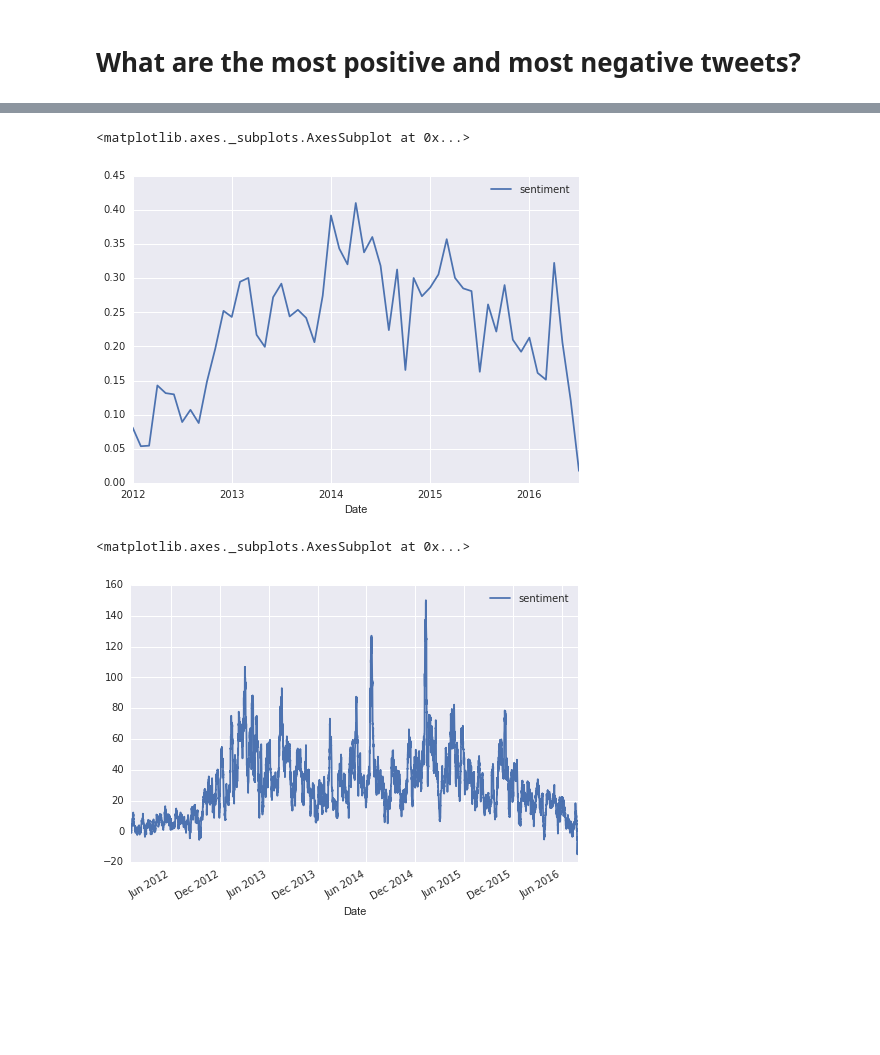
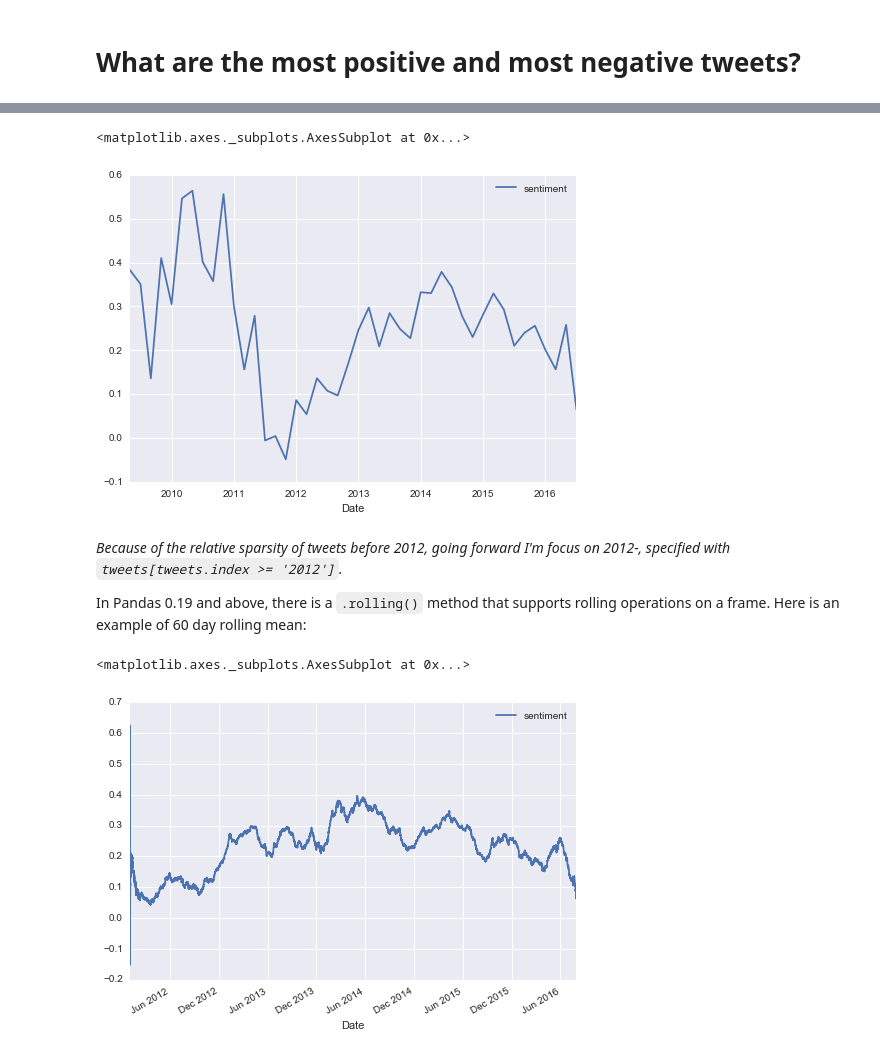
Before and after one commit to organisciak/Text-Mining-Course, a Jupyter notebook: examples/Trump-Tweet-Sentiment-Viz.ipynb, the cells around one changed output, grey strips where cells are left out. Drawn from its saved outputs; the diff is of its cells as text; code cells hidden in the pictures; blank space fills up the shorter version.

Commit message:
Adding explanations to tweet sentiment example

```diff
--- a/examples/Trump-Tweet-Sentiment-Viz.ipynb
+++ b/examples/Trump-Tweet-Sentiment-Viz.ipynb
@@ -9,9 +19,9 @@ analyzer = SentimentIntensityAnalyzer()
 # %%
-tweets = pd.read_csv("https://raw.githubusercontent.com/sashaperigo/Trump-Tweets/master/data.csv")
+tweets = pd.read_csv("https://raw.githubusercontent.com/sashaperigo/Trump-Tweets/master/data.csv").dropna()
 tweets['Date'] = pd.to_datetime(tweets['Date'])
 tweets = tweets.set_index('Date').sort_index()
-# Assign a sentiment
-tweets['sentiment'] = tweets['Text'].astype(str).apply(lambda x: analyzer.polarity_scores(x)['compound'])
+tweets['sentiment'] = tweets['Text'].apply(lambda tweet: analyzer.polarity_scores(tweet)['compound'])
+tweets['is_RT'] = (tweets['Text'].str.startswith('"@') | tweets['Text'].str.startswith('@'))
 tweets.head()
 # %% [output]
 |  | Text | Favorites | Retweets | Tweet ID | sentiment |
@@ -44,10 +64,14 @@ Good luck and best wishes to my dear friend, the wonderful and very talented Joa
 # %%
-tweets[tweets.index >= '2012'].groupby(pd.TimeGrouper(freq='1m'))[['sentiment']].mean().plot()
+tweets.groupby(pd.TimeGrouper(freq='2m'))[['sentiment']].mean().plot()
 # %% [output]
 <matplotlib.axes._subplots.AxesSubplot at 0x...>
-[figure, old version]
+[figure, new version]
+# %% [markdown]
+_Because of the relative sparsity of tweets before 2012, going forward I'm focus on 2012-, specified with `tweets[tweets.index >= '2012']`._
+
+In Pandas 0.19 and above, there is a `.rolling()` method that supports rolling operations on a frame. Here is an example of 60 day rolling mean:
 # %%
-tweets[tweets.index >= '2012'].rolling('7d')[['sentiment']].sum().sort_values('sentiment').plot()
+tweets[tweets.index >= '2012'].rolling('60d')[['sentiment']].mean().plot()
 # %% [output]
 <matplotlib.axes._subplots.AxesSubplot at 0x...>
-[figure, old version]
+[figure, new version]
```
Also changed, not shown: parts of 19 cells of this notebook.
